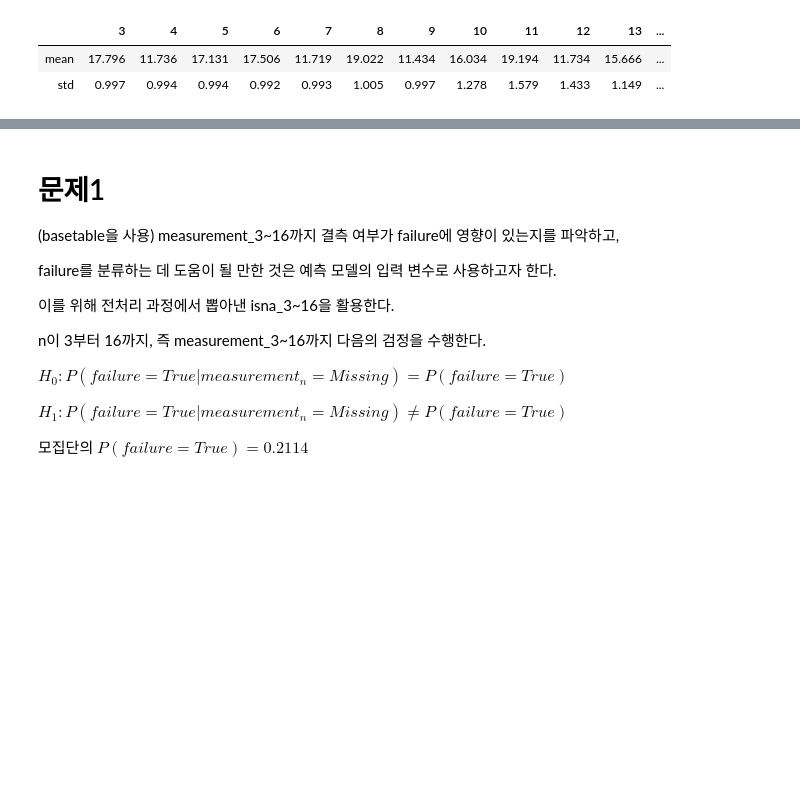
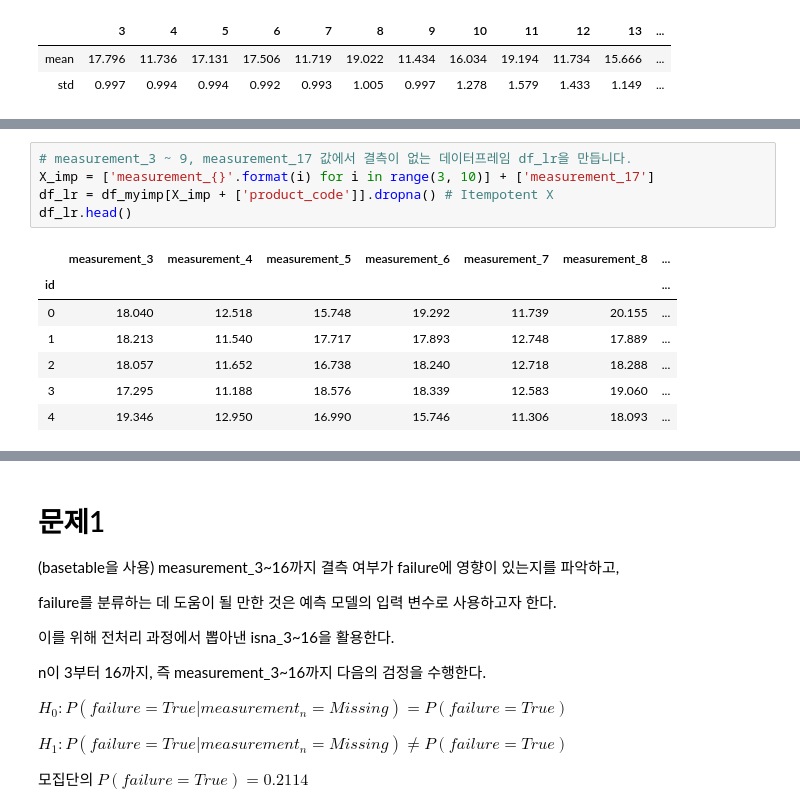
Before and after one commit to dowonjj/DS_lv3_2504_2, a Jupyter notebook: sec_ds_lv3_prob1_prob.ipynb, the cells around one changed output, grey strips where cells are left out. Cells and saved outputs as stored; diff of their text form; blank space fills up the shorter version.

```diff
--- a/sec_ds_lv3_prob1_prob.ipynb
+++ b/sec_ds_lv3_prob1_prob.ipynb
@@ -354,0 +387,13 @@ pd.concat([
+# %%
+# measurement_3 ~ 9, measurement_17 값에서 결측이 없는 데이터프레임 df_lr을 만듭니다.
+X_imp = ['measurement_{}'.format(i) for i in range(3, 10)] + ['measurement_17']
+df_lr = df_myimp[X_imp + ['product_code']].dropna() # Itempotent X
+df_lr.head()
+# %% [output]
+|  | measurement_3 | measurement_4 | measurement_5 | measurement_6 | measurement_7 | measurement_8 | ... |
+| id |  |  |  |  |  |  | ... |
+| 0 | 18.040 | 12.518 | 15.748 | 19.292 | 11.739 | 20.155 | ... |
+| 1 | 18.213 | 11.540 | 17.717 | 17.893 | 12.748 | 17.889 | ... |
+| 2 | 18.057 | 11.652 | 16.738 | 18.240 | 12.718 | 18.288 | ... |
+| 3 | 17.295 | 11.188 | 18.576 | 18.339 | 12.583 | 19.060 | ... |
+| 4 | 19.346 | 12.950 | 16.990 | 15.746 | 11.306 | 18.093 | ... |
```
Also changed, not shown: parts of 121 cells of this notebook.
